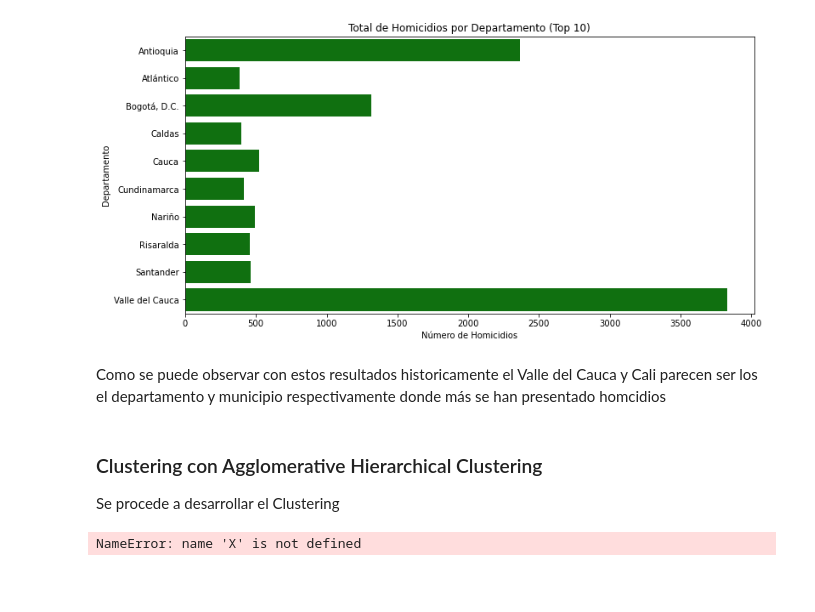
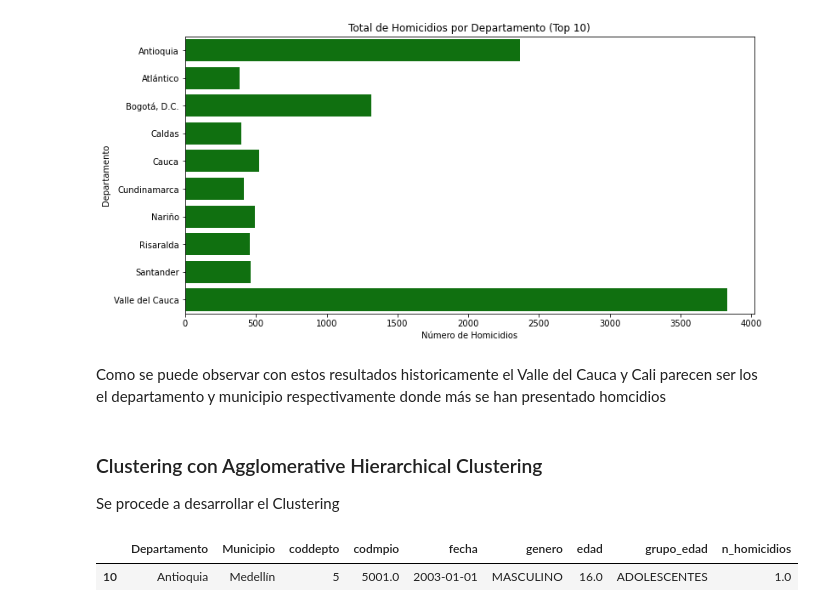
Before and after one commit to jmanjarresm/Proyecto_Final_Aprend_Sup_g17, a Jupyter notebook: Proyecto.ipynb, the cells around one changed output. Cells and saved outputs as stored; diff of their text form; code cells hidden in the pictures; blank space fills up the shorter version.

```diff
--- a/Proyecto.ipynb
+++ b/Proyecto.ipynb
@@ -193,9 +197,8 @@ Como se puede observar con estos resultados historicamente el Valle del Cauca y
 ### Clustering con Agglomerative Hierarchical Clustering
 
 Se procede a desarrollar el Clustering
-# %%
-## Se calcula la matriz de distancia
-X =
-distances = linkage(X, method="centroid", metric="euclidean")
-# %% [output]
-NameError: name 'X' is not defined
+# %%
+df_vulnerable.head(1)
+# %% [output]
+|  | Departamento | Municipio | coddepto | codmpio | fecha | genero | edad | grupo_edad | n_homicidios |
+| 10 | Antioquia | Medellín | 5 | 5001.0 | 2003-01-01 | MASCULINO | 16.0 | ADOLESCENTES | 1.0 |
```
Also changed, not shown: parts of 6 cells of this notebook.
